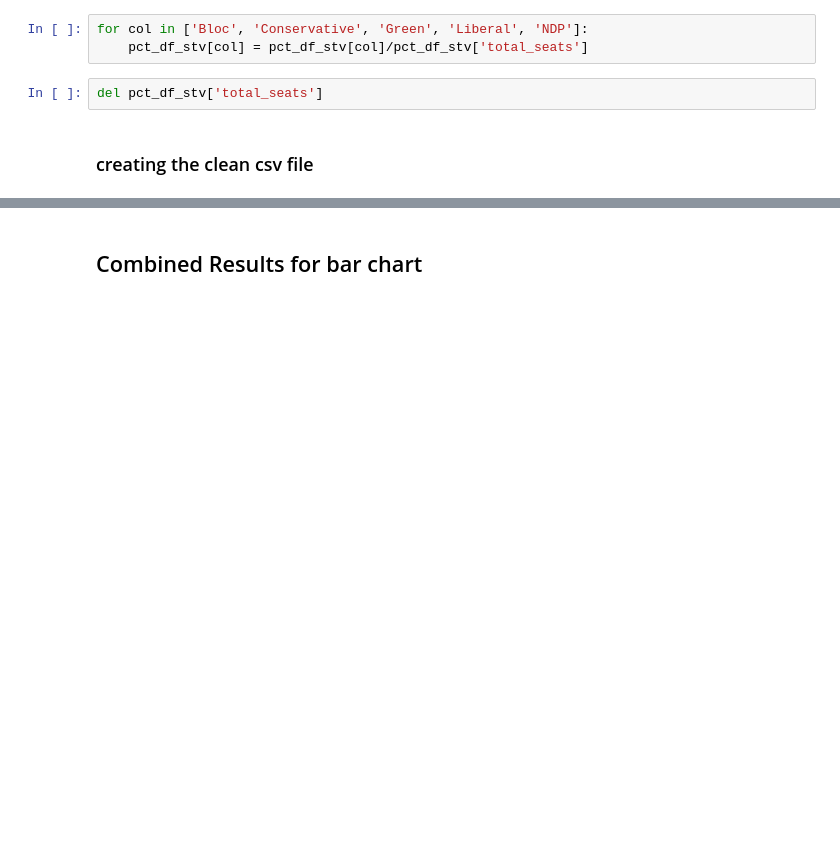
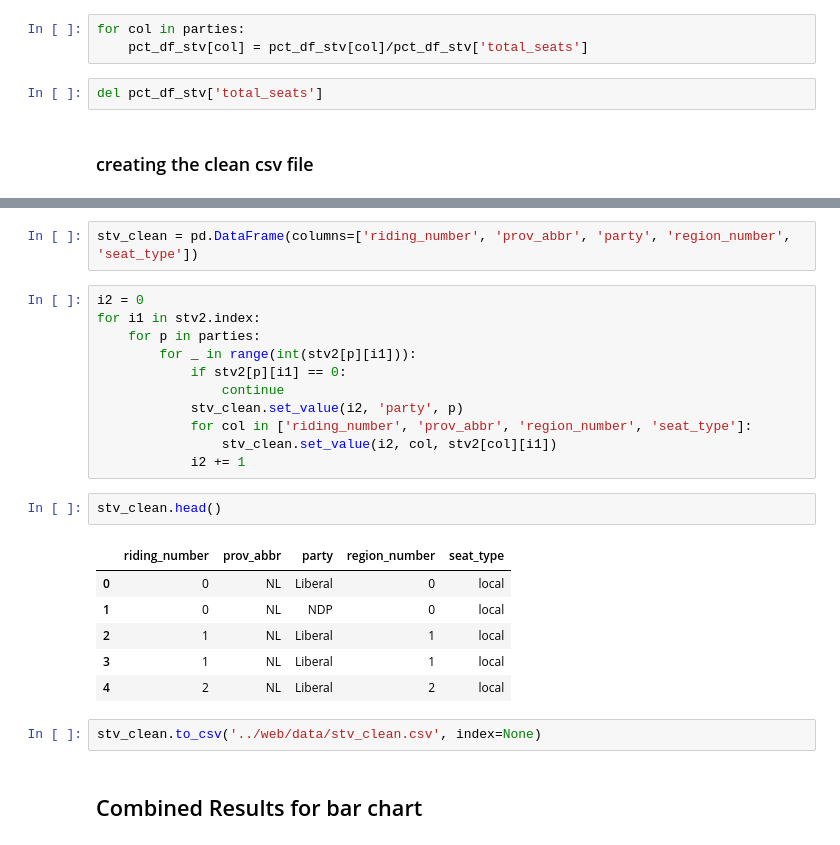
Before and after one commit to smcmurtry/electoral_reform, a Jupyter notebook: python/data_munging.ipynb, the cells around one changed output, grey strips where cells are left out. Drawn from its saved outputs; the diff is of its cells as text; blank space fills up the shorter version.

```diff
--- a/python/data_munging.ipynb
+++ b/python/data_munging.ipynb
@@ -447,7 +423,7 @@ pct_df_stv = tot_df_stv.copy()
 # %%
 pct_df_stv['total_seats'] = pct_df_stv['Bloc'] + pct_df_stv['Conservative'] + pct_df_stv['Green'] + pct_df_stv['Liberal'] + pct_df_stv['NDP']
 # %%
-for col in ['Bloc', 'Conservative', 'Green', 'Liberal', 'NDP']:
+for col in parties:
     pct_df_stv[col] = pct_df_stv[col]/pct_df_stv['total_seats']
 # %%
 del pct_df_stv['total_seats']
@@ -456,3 +449,27 @@ del pct_df_stv['total_seats']
+# %%
+stv_clean = pd.DataFrame(columns=['riding_number', 'prov_abbr', 'party', 'region_number', 'seat_type'])
+# %%
+i2 = 0
+for i1 in stv2.index:
+    for p in parties:
+        for _ in range(int(stv2[p][i1])):
+            if stv2[p][i1] == 0:
+                continue
+            stv_clean.set_value(i2, 'party', p)
+            for col in ['riding_number', 'prov_abbr', 'region_number', 'seat_type']:
+                stv_clean.set_value(i2, col, stv2[col][i1])
+            i2 += 1
+# %%
+stv_clean.head()
+# %% [output]
+|  | riding_number | prov_abbr | party | region_number | seat_type |
+| 0 | 0 | NL | Liberal | 0 | local |
+| 1 | 0 | NL | NDP | 0 | local |
+| 2 | 1 | NL | Liberal | 1 | local |
+| 3 | 1 | NL | Liberal | 1 | local |
+| 4 | 2 | NL | Liberal | 2 | local |
+# %%
+stv_clean.to_csv('../web/data/stv_clean.csv', index=None)
 # %% [markdown]
 ## Combined Results for bar chart
 # %%
```
Also changed, not shown: parts of 6 cells of this notebook, 5 other files.
